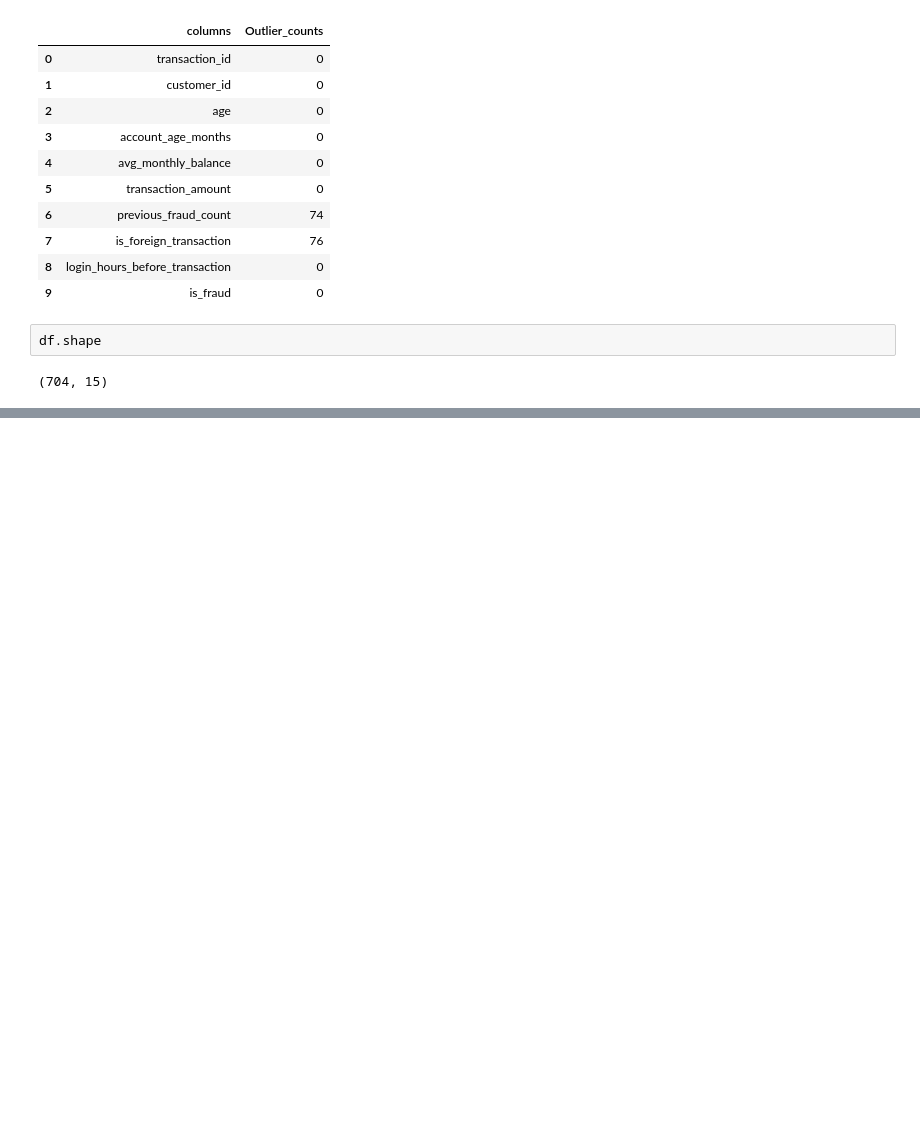
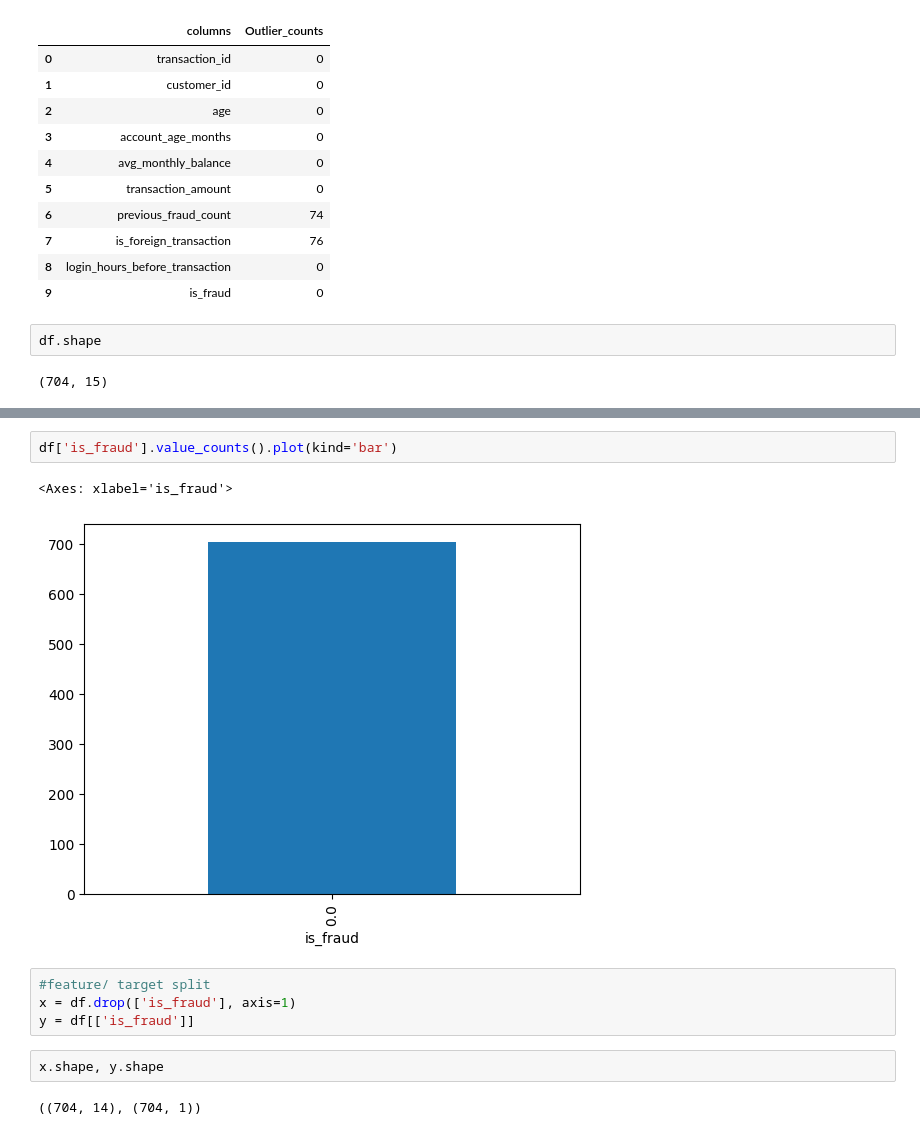
Before and after one commit to Md-Maruf-1727/Machine-Learning-Algorithms, a Jupyter notebook: Decision Tree/Fraud detection model/code.ipynb, the cells around one changed output, grey strips where cells are left out. Drawn from its saved outputs; the diff is of its cells as text; blank space fills up the shorter version.

Commit message:
fraud detection

```diff
--- a/Decision Tree/Fraud detection model/code.ipynb
+++ b/Decision Tree/Fraud detection model/code.ipynb
@@ -506,0 +534,13 @@ df.shape
+# %%
+df['is_fraud'].value_counts().plot(kind='bar')
+# %% [output]
+<Axes: xlabel='is_fraud'>
+[figure, added]
+# %%
+#feature/ target split
+x = df.drop(['is_fraud'], axis=1)
+y = df[['is_fraud']]
+# %%
+x.shape, y.shape
+# %% [output]
+((704, 14), (704, 1))
```
Also changed, not shown: parts of 4 cells of this notebook.
